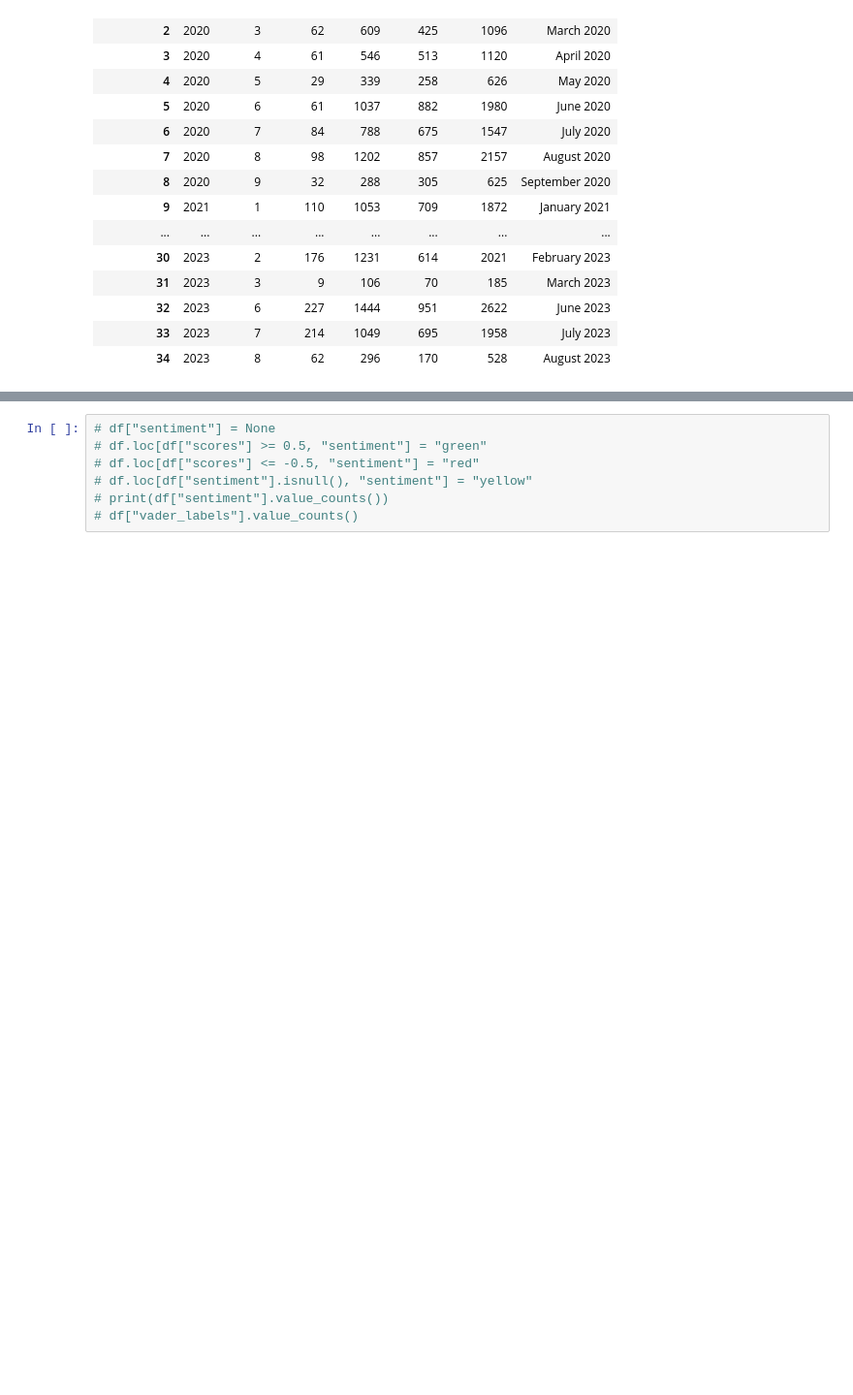
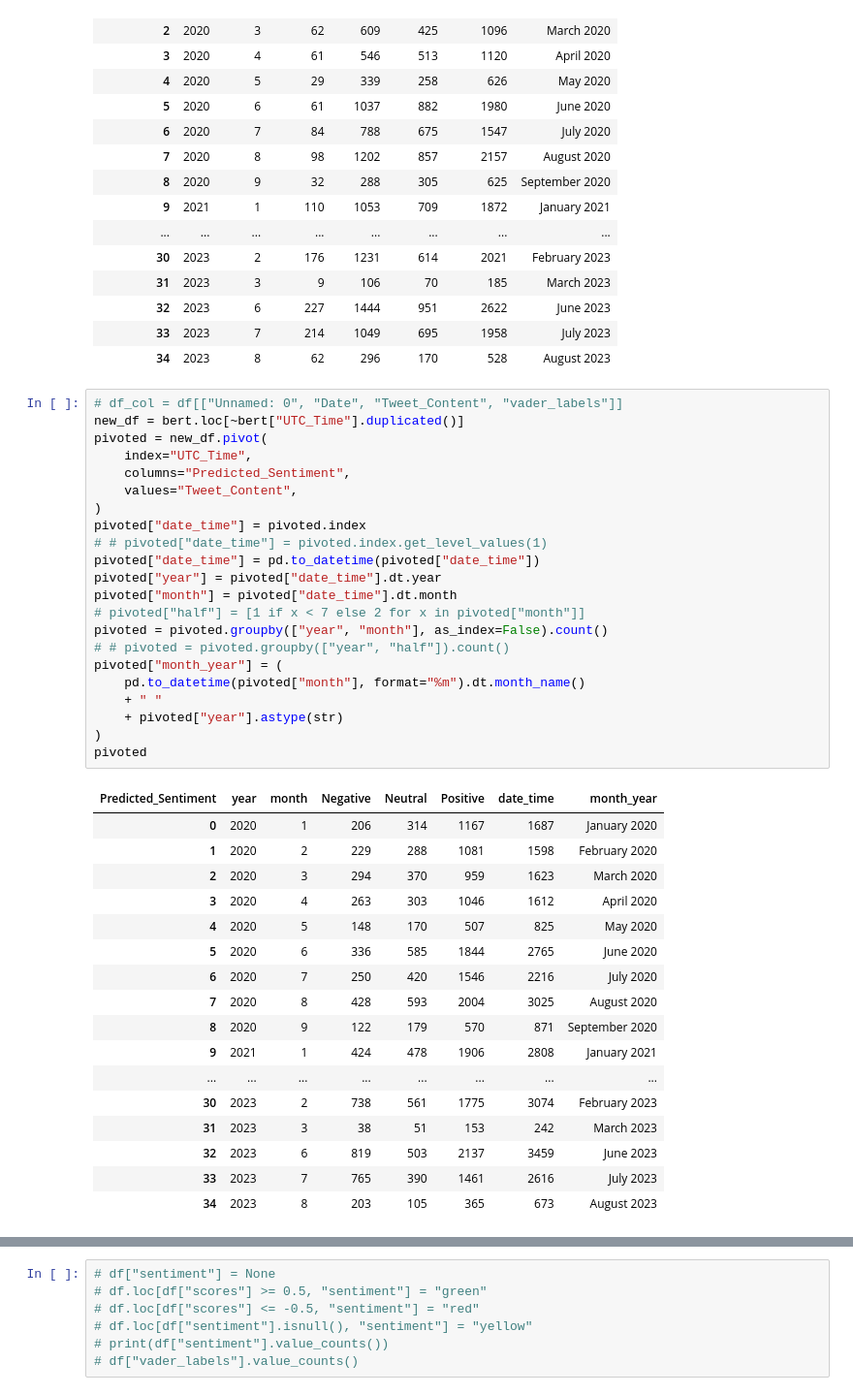
Before and after one commit to rrandev03/NLP_Final, a Jupyter notebook: 200_code/vader.ipynb, the cells around one changed output, grey strips where cells are left out. Shown: that part at 97% size. Drawn from its saved outputs; the diff is of its cells as text; blank space fills up the shorter version.

```diff
--- a/200_code/vader.ipynb
+++ b/200_code/vader.ipynb
@@ -191,6 +211,46 @@ pivoted
 | 32 | 2023 | 6 | 227 | 1444 | 951 | 2622 | June 2023 |
 | 33 | 2023 | 7 | 214 | 1049 | 695 | 1958 | July 2023 |
 | 34 | 2023 | 8 | 62 | 296 | 170 | 528 | August 2023 |
+# %%
+# df_col = df[["Unnamed: 0", "Date", "Tweet_Content", "vader_labels"]]
+new_df = bert.loc[~bert["UTC_Time"].duplicated()]
+pivoted = new_df.pivot(
+    index="UTC_Time",
+    columns="Predicted_Sentiment",
+    values="Tweet_Content",
+)
+pivoted["date_time"] = pivoted.index
+# # pivoted["date_time"] = pivoted.index.get_level_values(1)
+pivoted["date_time"] = pd.to_datetime(pivoted["date_time"])
+pivoted["year"] = pivoted["date_time"].dt.year
+pivoted["month"] = pivoted["date_time"].dt.month
+# pivoted["half"] = [1 if x < 7 else 2 for x in pivoted["month"]]
+pivoted = pivoted.groupby(["year", "month"], as_index=False).count()
+# # pivoted = pivoted.groupby(["year", "half"]).count()
+pivoted["month_year"] = (
+    pd.to_datetime(pivoted["month"], format="%m").dt.month_name()
+    + " "
+    + pivoted["year"].astype(str)
+)
+pivoted
+# %% [output]
+| Predicted_Sentiment | year | month | Negative | Neutral | Positive | date_time | month_year |
+| 0 | 2020 | 1 | 206 | 314 | 1167 | 1687 | January 2020 |
+| 1 | 2020 | 2 | 229 | 288 | 1081 | 1598 | February 2020 |
+| 2 | 2020 | 3 | 294 | 370 | 959 | 1623 | March 2020 |
+| 3 | 2020 | 4 | 263 | 303 | 1046 | 1612 | April 2020 |
+| 4 | 2020 | 5 | 148 | 170 | 507 | 825 | May 2020 |
+| 5 | 2020 | 6 | 336 | 585 | 1844 | 2765 | June 2020 |
+| 6 | 2020 | 7 | 250 | 420 | 1546 | 2216 | July 2020 |
+| 7 | 2020 | 8 | 428 | 593 | 2004 | 3025 | August 2020 |
+| 8 | 2020 | 9 | 122 | 179 | 570 | 871 | September 2020 |
+| 9 | 2021 | 1 | 424 | 478 | 1906 | 2808 | January 2021 |
+| ... | ... | ... | ... | ... | ... | ... | ... |
+| 30 | 2023 | 2 | 738 | 561 | 1775 | 3074 | February 2023 |
+| 31 | 2023 | 3 | 38 | 51 | 153 | 242 | March 2023 |
+| 32 | 2023 | 6 | 819 | 503 | 2137 | 3459 | June 2023 |
+| 33 | 2023 | 7 | 765 | 390 | 1461 | 2616 | July 2023 |
+| 34 | 2023 | 8 | 203 | 105 | 365 | 673 | August 2023 |
 # %%
 pivoted.loc[8.5] = [2020, None, None, None, None, None, "October 2020"]
 pivoted.loc[8.6] = [2020, None, None, None, None, None, "November 2020"]
```
Also changed, not shown: parts of 3 cells of this notebook, 1 other file.
